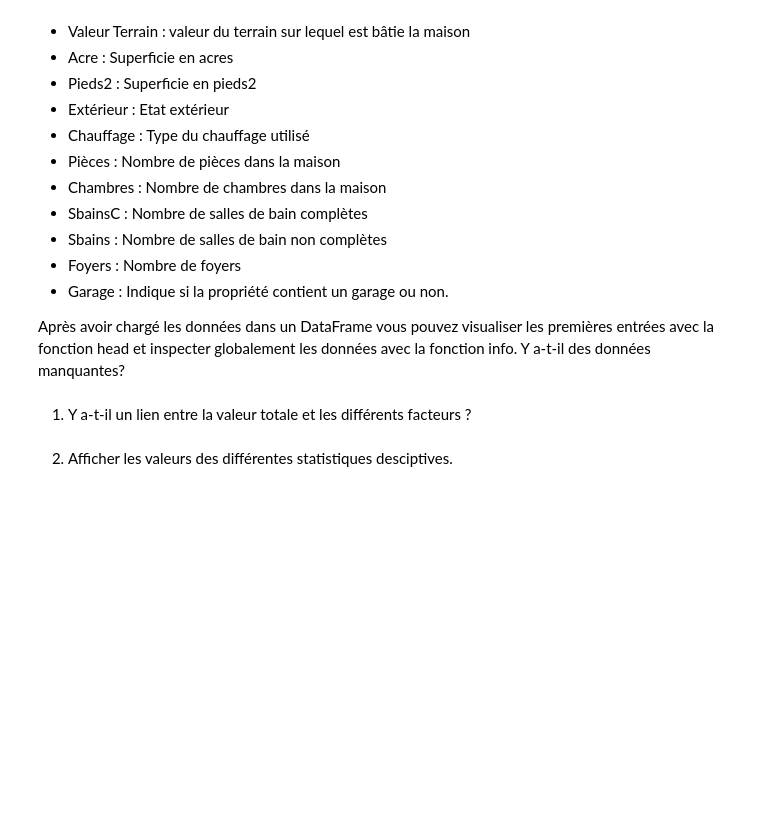
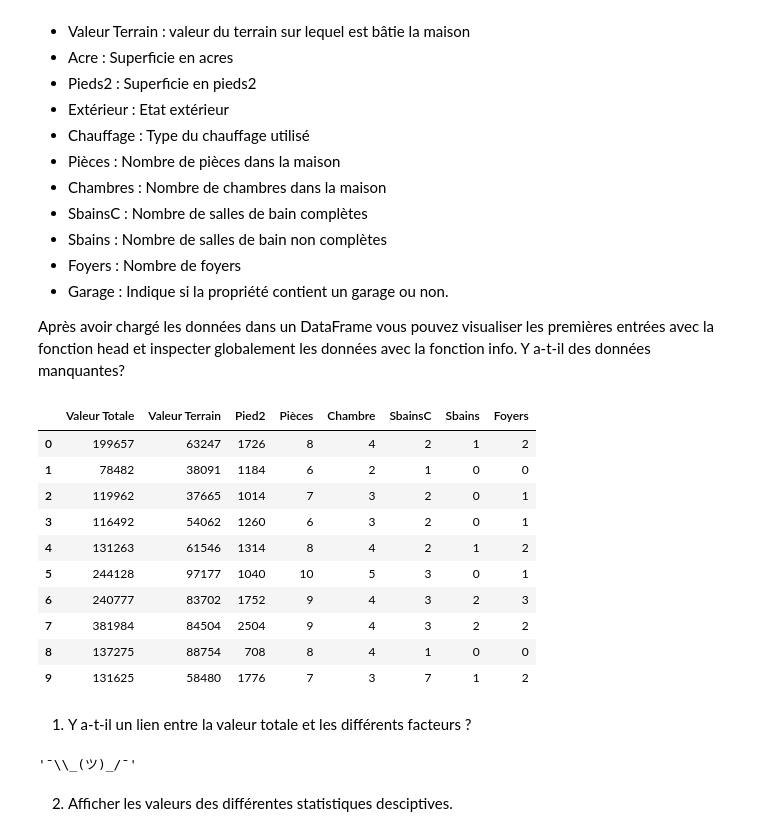
Before and after one commit to Daskans/FAC, a Jupyter notebook: M1 Info/ACID/TD2/td02_regression.ipynb.ipynb, the cells around one changed output. Drawn from its saved outputs; the diff is of its cells as text; code cells hidden in the pictures; blank space fills up the shorter version.

```diff
--- a/M1 Info/ACID/TD2/td02_regression.ipynb.ipynb
+++ b/M1 Info/ACID/TD2/td02_regression.ipynb.ipynb
@@ -80,7 +125,28 @@ Le fichier contient les variables suivantes correspondant chacune à un facteur
 - Garage : Indique si la propriété contient un garage ou non.
 
 Après avoir chargé les données dans un DataFrame vous pouvez visualiser les premières entrées avec la fonction head et inspecter globalement les données avec la fonction info. Y a-t-il des données manquantes?
+# %%
+from pandas import read_csv
+
+data = read_csv("proprietes.csv", sep=';').select_dtypes(include="number")
+data.head(10)
+# %% [output]
+|  | Valeur Totale | Valeur Terrain | Pied2 | Pièces | Chambre | SbainsC | Sbains | Foyers |
+| 0 | 199657 | 63247 | 1726 | 8 | 4 | 2 | 1 | 2 |
+| 1 | 78482 | 38091 | 1184 | 6 | 2 | 1 | 0 | 0 |
+| 2 | 119962 | 37665 | 1014 | 7 | 3 | 2 | 0 | 1 |
+| 3 | 116492 | 54062 | 1260 | 6 | 3 | 2 | 0 | 1 |
+| 4 | 131263 | 61546 | 1314 | 8 | 4 | 2 | 1 | 2 |
+| 5 | 244128 | 97177 | 1040 | 10 | 5 | 3 | 0 | 1 |
+| 6 | 240777 | 83702 | 1752 | 9 | 4 | 3 | 2 | 3 |
+| 7 | 381984 | 84504 | 2504 | 9 | 4 | 3 | 2 | 2 |
+| 8 | 137275 | 88754 | 708 | 8 | 4 | 1 | 0 | 0 |
+| 9 | 131625 | 58480 | 1776 | 7 | 3 | 7 | 1 | 2 |
 # %% [markdown]
 1. Y a-t-il un lien entre la valeur totale et les différents facteurs ?
+# %%
+'¯\_(ツ)_/¯'
+# %% [output]
+'¯\\_(ツ)_/¯'
 # %% [markdown]
 2. Afficher les valeurs des différentes statistiques desciptives.
```
Also changed, not shown: parts of 9 cells of this notebook, 1 other file.
